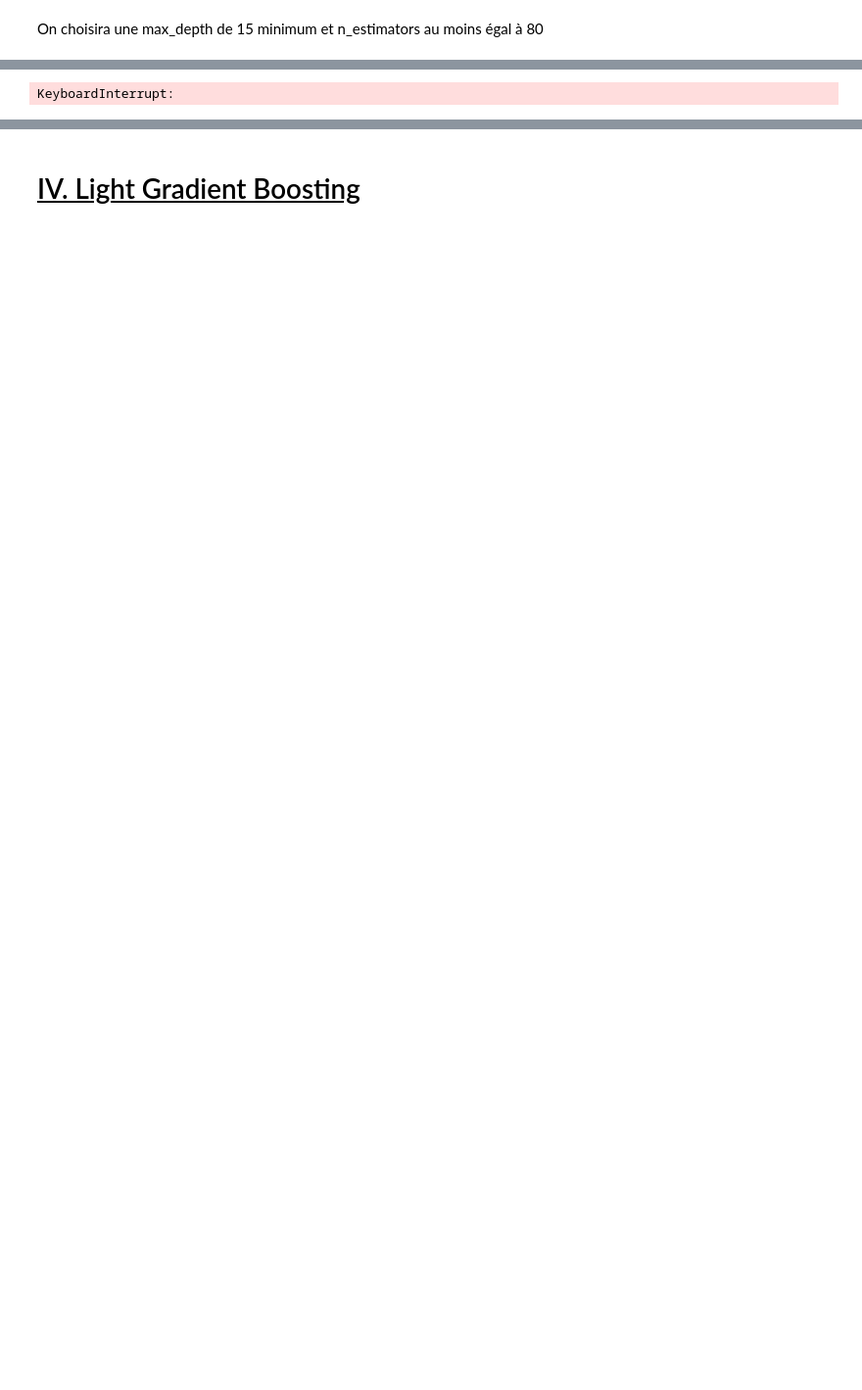
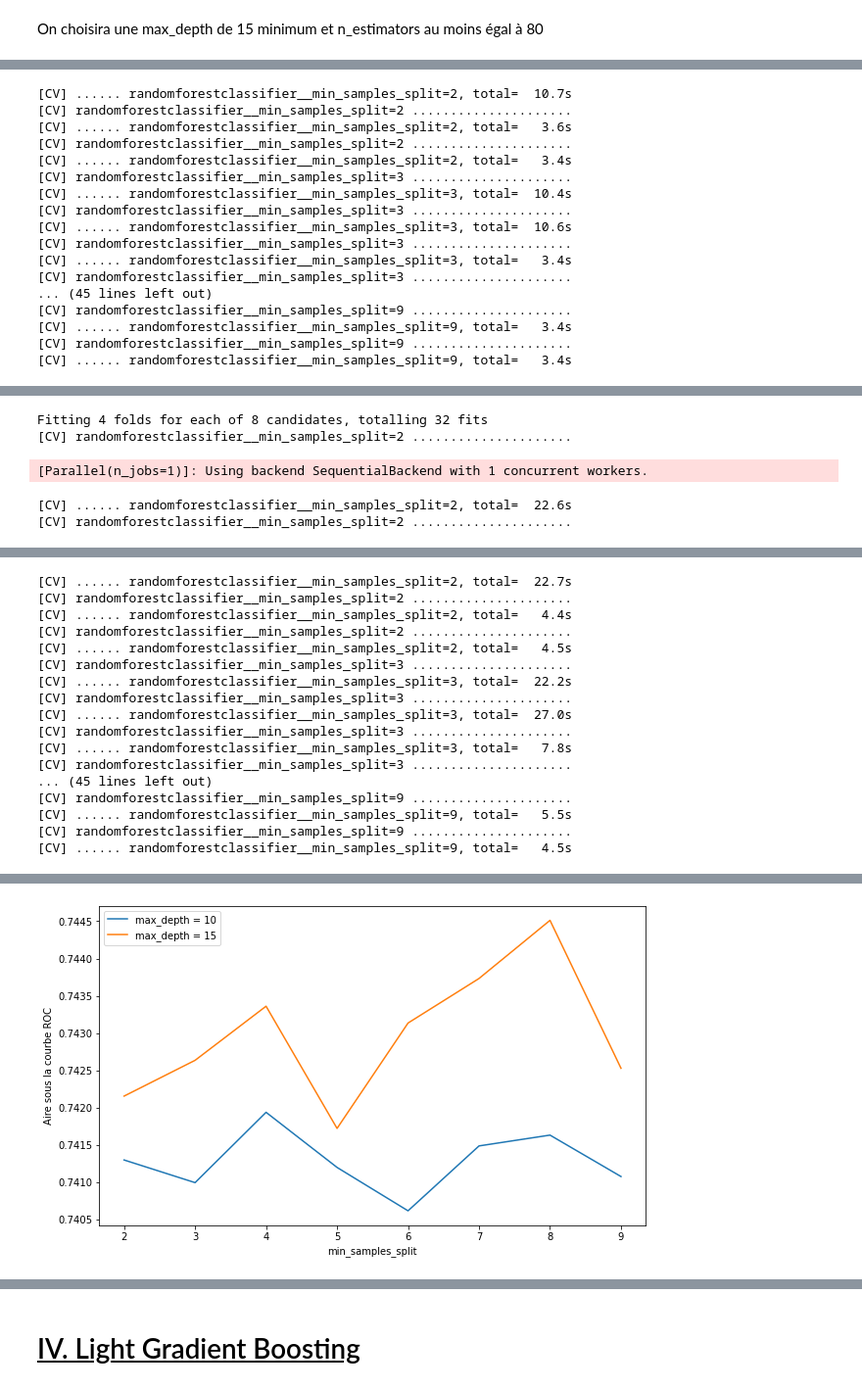
Before and after one commit to alexprvt/Projet7, a Jupyter notebook: P7_Modelisation.ipynb, the cells around one changed output, grey strips where cells are left out. Shown at 98% size. Cells and saved outputs as stored; diff of their text form; code cells hidden in the pictures; blank space fills up the shorter version.

```diff
--- a/P7_Modelisation.ipynb
+++ b/P7_Modelisation.ipynb
@@ -340,7 +351,7 @@ for k in [10, 15]:
 
     params = {'randomforestclassifier__min_samples_split': np.arange(2, 10)}
     X_train, X_test, Y_train, Y_test = train_test_split(X, Y, test_size=0.2, random_state = 0)
-    grid = GridSearchCV(rf_model, param_grid=params, cv=4, scoring = 'roc_auc', verbose=2)
+    grid = GridSearchCV(rf_model, param_grid=params, cv=4, scoring = 'roc_auc')
     grid.fit(X_train, Y_train)
 
     x = list(grid.cv_results_['param_randomforestclassifier__min_samples_split'])
@@ -361 +372,17 @@ Fitting 4 folds for each of 8 candidates, totalling 32 fits
-KeyboardInterrupt:
+[CV] ...... randomforestclassifier__min_samples_split=2, total=  10.7s
+[CV] randomforestclassifier__min_samples_split=2 .....................
+[CV] ...... randomforestclassifier__min_samples_split=2, total=   3.6s
+[CV] randomforestclassifier__min_samples_split=2 .....................
+[CV] ...... randomforestclassifier__min_samples_split=2, total=   3.4s
+[CV] randomforestclassifier__min_samples_split=3 .....................
+[CV] ...... randomforestclassifier__min_samples_split=3, total=  10.4s
+[CV] randomforestclassifier__min_samples_split=3 .....................
+[CV] ...... randomforestclassifier__min_samples_split=3, total=  10.6s
+[CV] randomforestclassifier__min_samples_split=3 .....................
+[CV] ...... randomforestclassifier__min_samples_split=3, total=   3.4s
+[CV] randomforestclassifier__min_samples_split=3 .....................
+... (45 lines left out)
+[CV] randomforestclassifier__min_samples_split=9 .....................
+[CV] ...... randomforestclassifier__min_samples_split=9, total=   3.4s
+[CV] randomforestclassifier__min_samples_split=9 .....................
+[CV] ...... randomforestclassifier__min_samples_split=9, total=   3.4s
@@ -362,0 +390,5 @@ KeyboardInterrupt:
+Fitting 4 folds for each of 8 candidates, totalling 32 fits
+[CV] randomforestclassifier__min_samples_split=2 .....................
+[Parallel(n_jobs=1)]: Using backend SequentialBackend with 1 concurrent workers.
+[CV] ...... randomforestclassifier__min_samples_split=2, total=  22.6s
+[CV] randomforestclassifier__min_samples_split=2 .....................
@@ -362,0 +396,17 @@ KeyboardInterrupt:
+[CV] ...... randomforestclassifier__min_samples_split=2, total=  22.7s
+[CV] randomforestclassifier__min_samples_split=2 .....................
+[CV] ...... randomforestclassifier__min_samples_split=2, total=   4.4s
+[CV] randomforestclassifier__min_samples_split=2 .....................
+[CV] ...... randomforestclassifier__min_samples_split=2, total=   4.5s
+[CV] randomforestclassifier__min_samples_split=3 .....................
+[CV] ...... randomforestclassifier__min_samples_split=3, total=  22.2s
+[CV] randomforestclassifier__min_samples_split=3 .....................
+[CV] ...... randomforestclassifier__min_samples_split=3, total=  27.0s
+[CV] randomforestclassifier__min_samples_split=3 .....................
+[CV] ...... randomforestclassifier__min_samples_split=3, total=   7.8s
+[CV] randomforestclassifier__min_samples_split=3 .....................
+... (45 lines left out)
+[CV] randomforestclassifier__min_samples_split=9 .....................
+[CV] ...... randomforestclassifier__min_samples_split=9, total=   5.5s
+[CV] randomforestclassifier__min_samples_split=9 .....................
+[CV] ...... randomforestclassifier__min_samples_split=9, total=   4.5s
@@ -362,0 +414 @@ KeyboardInterrupt:
+[figure, added]
```
Also changed, not shown: parts of 94 cells of this notebook.
